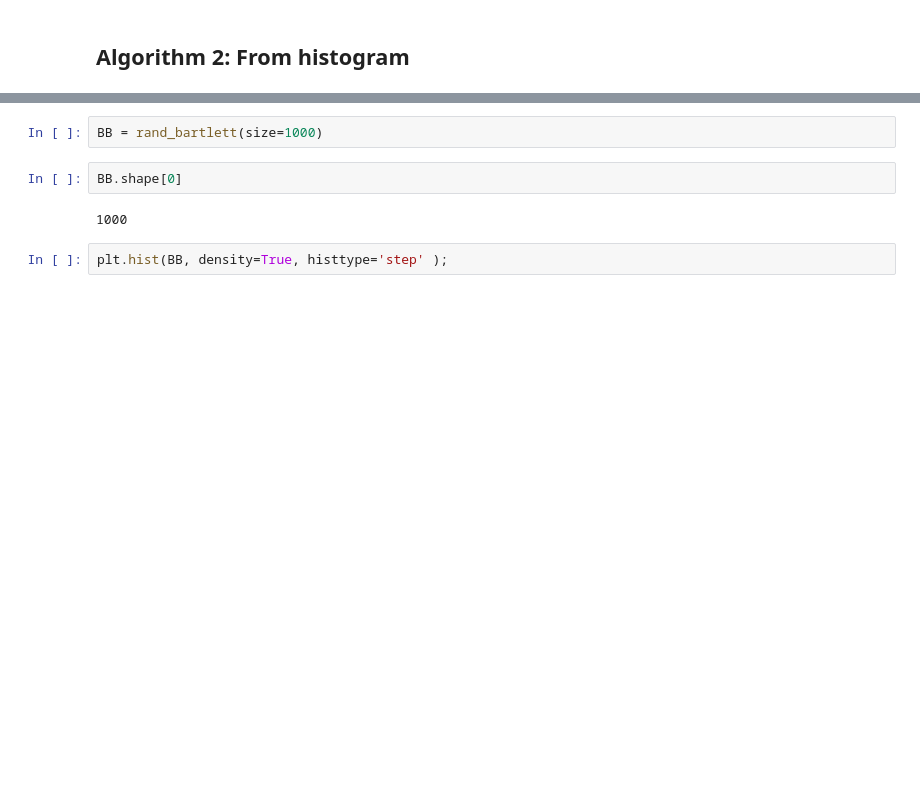
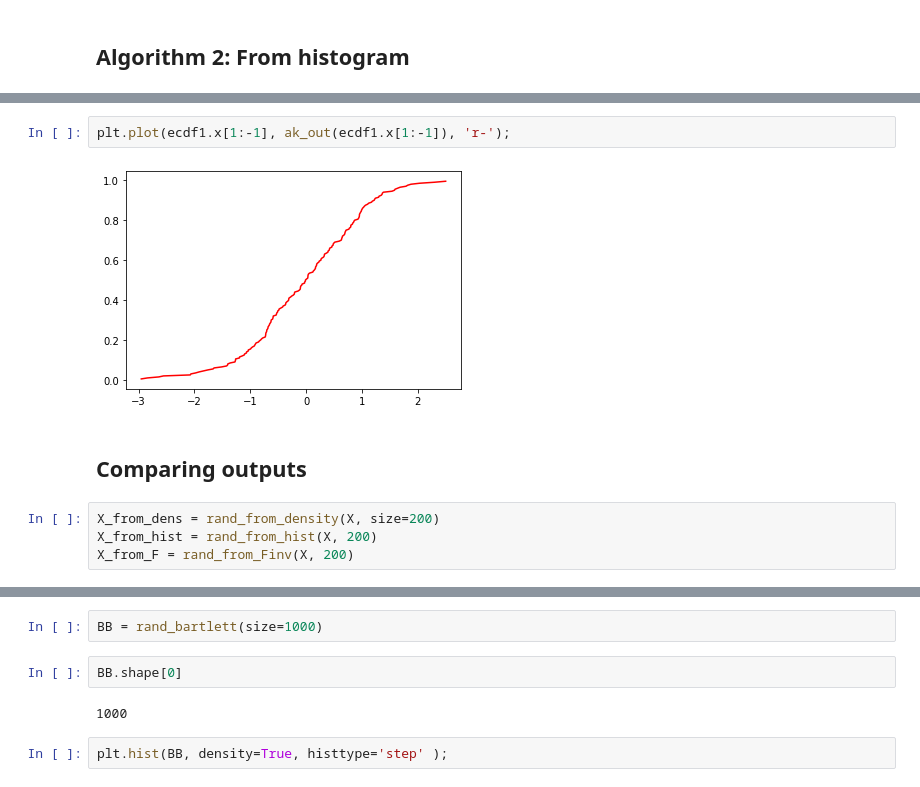
Before and after one commit to joeltanwr/DirtyDF, a Jupyter notebook: test notebooks/testing_sampling_algos.ipynb, the cells around one changed output, grey strips where cells are left out. Drawn from its saved outputs; the diff is of its cells as text; blank space fills up the shorter version.

```diff
--- a/test notebooks/testing_sampling_algos.ipynb
+++ b/test notebooks/testing_sampling_algos.ipynb
@@ -85,0 +115,10 @@ np.histogram(X)
+# %%
+plt.plot(ecdf1.x[1:-1], ak_out(ecdf1.x[1:-1]), 'r-');
+# %% [output]
+[figure, added]
+# %% [markdown]
+## Comparing outputs
+# %%
+X_from_dens = rand_from_density(X, size=200)
+X_from_hist = rand_from_hist(X, 200)
+X_from_F = rand_from_Finv(X, 200)
```
Also changed, not shown: parts of 20 cells of this notebook.
